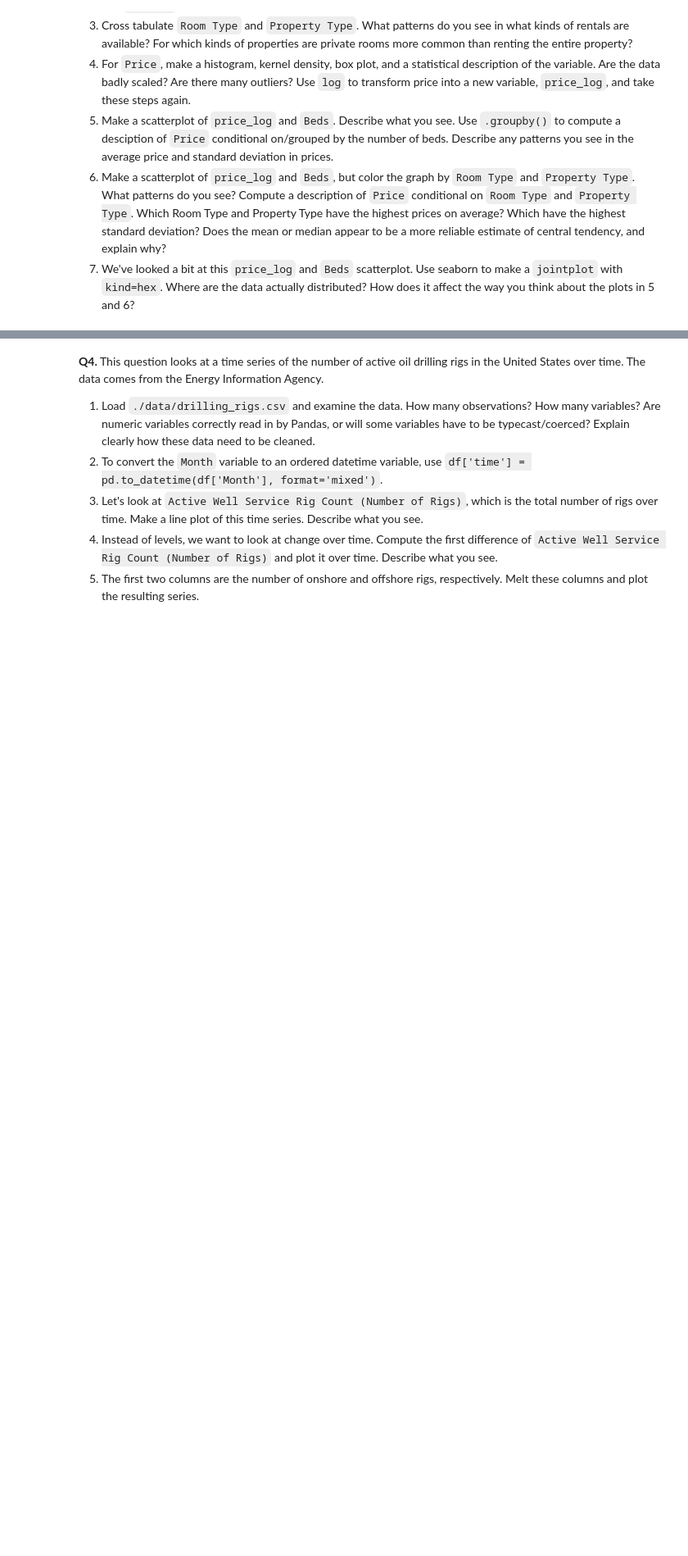
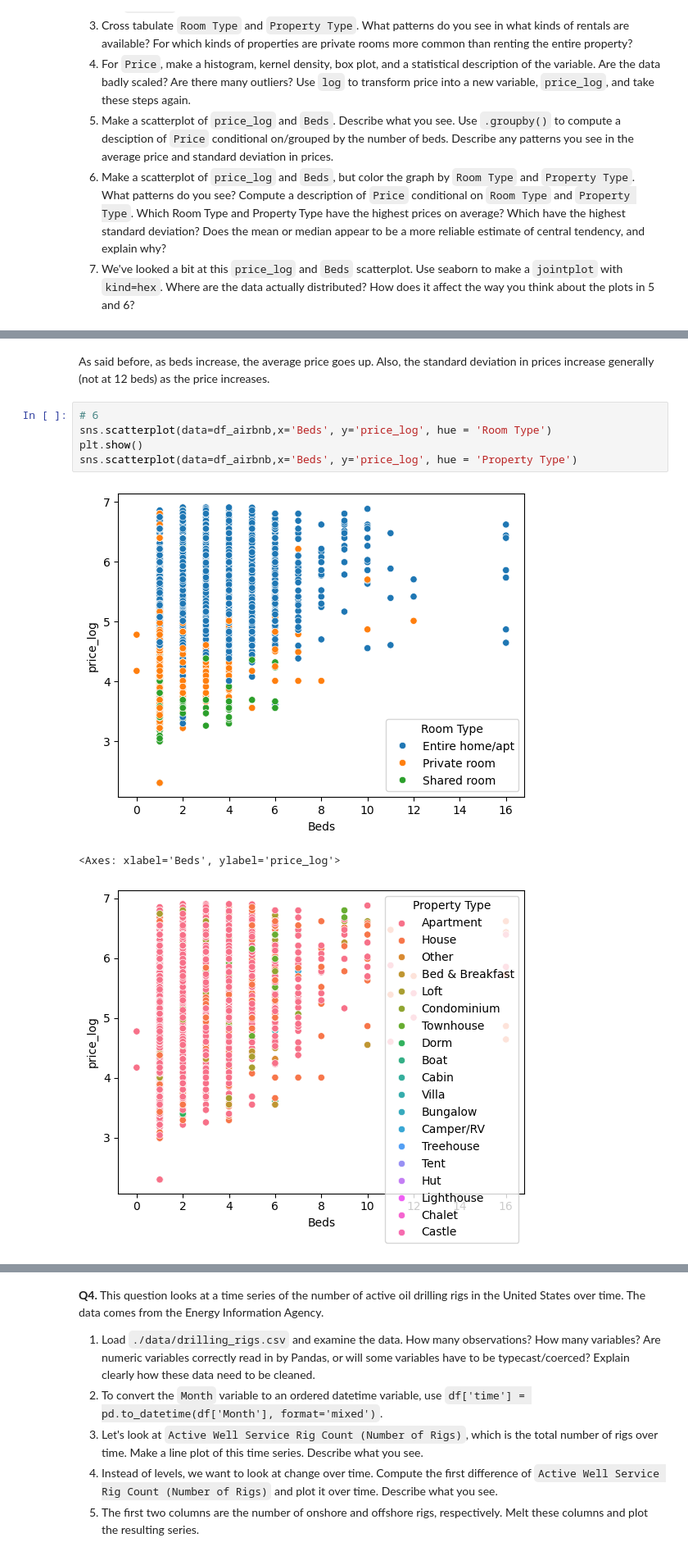
Before and after one commit to KaranRawatUVA/EDA, a Jupyter notebook: assignment/assignment.ipynb, the cells around one changed output, grey strips where cells are left out. Shown at 82% size. Saved outputs shown, nothing was run; the diff lists cells and outputs as text; blank space fills up the shorter version.

```diff
--- a/assignment/assignment.ipynb
+++ b/assignment/assignment.ipynb
@@ -239,0 +406,11 @@ dtype: int64
+# %% [markdown]
+As said before, as beds increase, the average price goes up. Also, the standard deviation in prices increase generally (not at 12 beds) as the price increases.
+# %%
+# 6
+sns.scatterplot(data=df_airbnb,x='Beds', y='price_log', hue = 'Room Type')
+plt.show()
+sns.scatterplot(data=df_airbnb,x='Beds', y='price_log', hue = 'Property Type')
+# %% [output]
+[figure, added]
+<Axes: xlabel='Beds', ylabel='price_log'>
+[figure, added]
```
Also changed, not shown: parts of 20 cells of this notebook.
